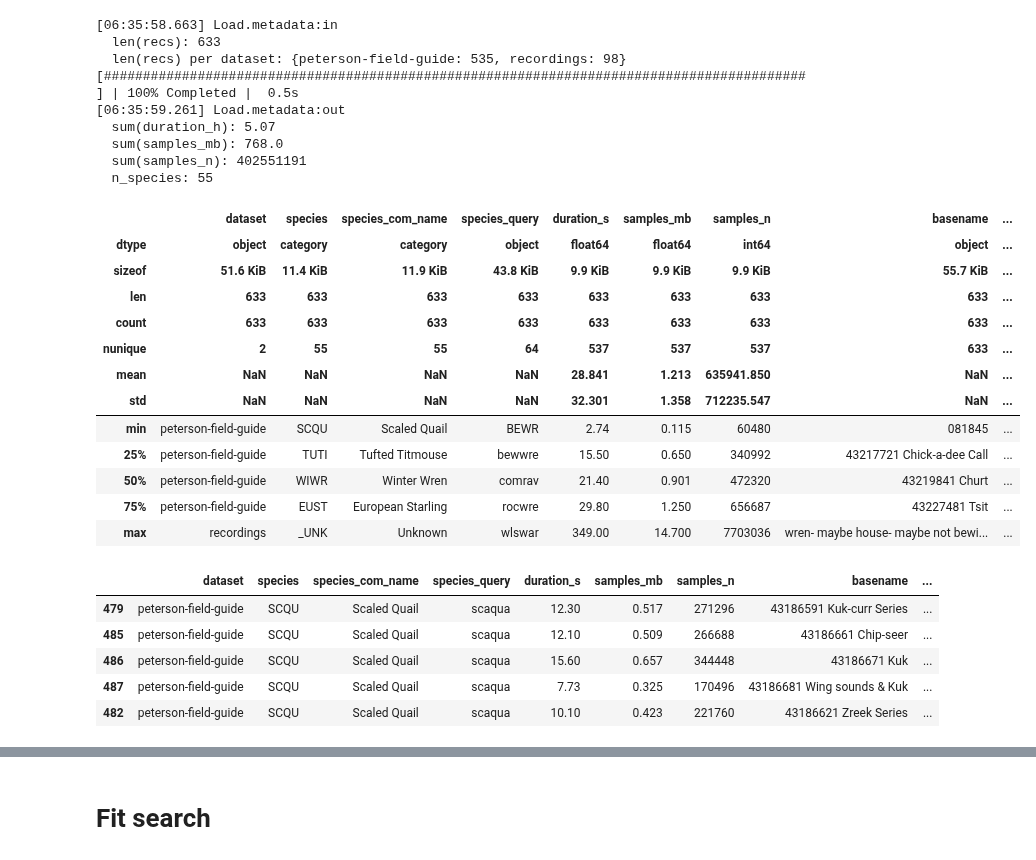
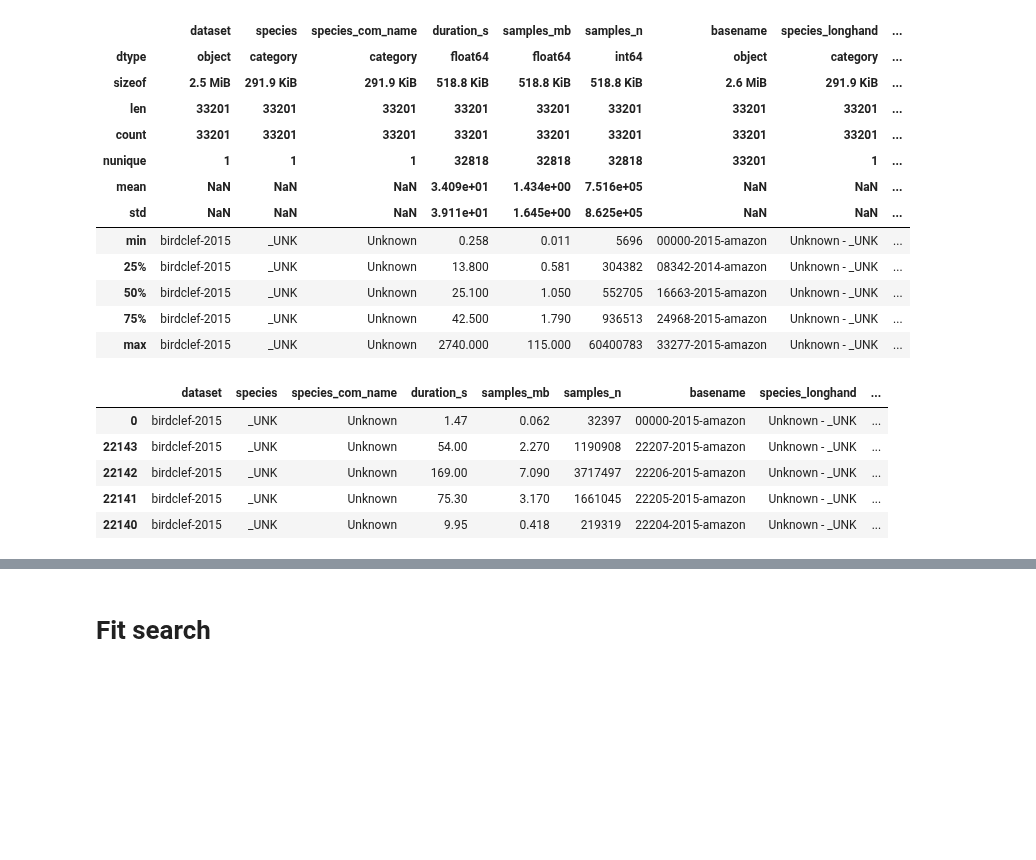
Before and after one commit to jdanbrown/birdgram, a Jupyter notebook: features/notebooks/20180524_eval_classifiers.ipynb, the cells around one changed output, grey strips where cells are left out. Drawn from its saved outputs; the diff is of its cells as text; code cells hidden in the pictures; blank space fills up the shorter version.

```diff
--- a/features/notebooks/20180524_eval_classifiers.ipynb
+++ b/features/notebooks/20180524_eval_classifiers.ipynb
@@ -17,45 +17,41 @@ from viz import *
 figsize('inline_short');
 # %%
 load = Load()
-recs = load.recs(
+all_recs = load.recs(
     # limit=30,  # XXX Faster dev
+    # limit=3000,  # XXX Faster dev
     datasets=[
-        'peterson-field-guide',
-        'recordings',
+        # 'peterson-field-guide',
+        # 'recordings',
+        # TODO TODO Cache transformed data across the other datasets, for more lightweight classifier eval
+        # 'mlsp-2013',  # Cached
+        # 'nips4b',  # Cached
+        'birdclef-2015',
     ],
 )
 display(
-    df_summary(recs),
-    recs[:5],
+    df_summary(all_recs),
+    all_recs[:5],
 )
 # %% [output]
-[06:35:58.663] Load.metadata:in
-  len(recs): 633
-  len(recs) per dataset: {peterson-field-guide: 535, recordings: 98}
-[##########################################################################################] | 100% Completed |  0.5s
-[06:35:59.261] Load.metadata:out
-  sum(duration_h): 5.07
-  sum(samples_mb): 768.0
-  sum(samples_n): 402551191
-  n_species: 55
-|  | dataset | species | species_com_name | species_query | duration_s | samples_mb | samples_n | basename | ... |
-| dtype | object | category | category | object | float64 | float64 | int64 | object | ... |
-| sizeof | 51.6 KiB | 11.4 KiB | 11.9 KiB | 43.8 KiB | 9.9 KiB | 9.9 KiB | 9.9 KiB | 55.7 KiB | ... |
-| len | 633 | 633 | 633 | 633 | 633 | 633 | 633 | 633 | ... |
-| count | 633 | 633 | 633 | 633 | 633 | 633 | 633 | 633 | ... |
-| nunique | 2 | 55 | 55 | 64 | 537 | 537 | 537 | 633 | ... |
-| mean | NaN | NaN | NaN | NaN | 28.841 | 1.213 | 635941.850 | NaN | ... |
-| std | NaN | NaN | NaN | NaN | 32.301 | 1.358 | 712235.547 | NaN | ... |
-| min | peterson-field-guide | SCQU | Scaled Quail | BEWR | 2.74 | 0.115 | 60480 | 081845 | ... |
-| 25% | peterson-field-guide | TUTI | Tufted Titmouse | bewwre | 15.50 | 0.650 | 340992 | 43217721 Chick-a-dee Call | ... |
-| 50% | peterson-field-guide | WIWR | Winter Wren | comrav | 21.40 | 0.901 | 472320 | 43219841 Churt | ... |
-| 75% | peterson-field-guide | EUST | European Starling | rocwre | 29.80 | 1.250 | 656687 | 43227481 Tsit | ... |
-| max | recordings | _UNK | Unknown | wlswar | 349.00 | 14.700 | 7703036 | wren- maybe house- maybe not bewi... | ... |
+|  | dataset | species | species_com_name | duration_s | samples_mb | samples_n | basename | species_longhand | ... |
+| dtype | object | category | category | float64 | float64 | int64 | object | category | ... |
+| sizeof | 2.5 MiB | 291.9 KiB | 291.9 KiB | 518.8 KiB | 518.8 KiB | 518.8 KiB | 2.6 MiB | 291.9 KiB | ... |
+| len | 33201 | 33201 | 33201 | 33201 | 33201 | 33201 | 33201 | 33201 | ... |
+| count | 33201 | 33201 | 33201 | 33201 | 33201 | 33201 | 33201 | 33201 | ... |
+| nunique | 1 | 1 | 1 | 32818 | 32818 | 32818 | 33201 | 1 | ... |
+| mean | NaN | NaN | NaN | 3.409e+01 | 1.434e+00 | 7.516e+05 | NaN | NaN | ... |
+| std | NaN | NaN | NaN | 3.911e+01 | 1.645e+00 | 8.625e+05 | NaN | NaN | ... |
+| min | birdclef-2015 | _UNK | Unknown | 0.258 | 0.011 | 5696 | 00000-2015-amazon | Unknown - _UNK | ... |
+| 25% | birdclef-2015 | _UNK | Unknown | 13.800 | 0.581 | 304382 | 08342-2014-amazon | Unknown - _UNK | ... |
+| 50% | birdclef-2015 | _UNK | Unknown | 25.100 | 1.050 | 552705 | 16663-2015-amazon | Unknown - _UNK | ... |
+| 75% | birdclef-2015 | _UNK | Unknown | 42.500 | 1.790 | 936513 | 24968-2015-amazon | Unknown - _UNK | ... |
+| max | birdclef-2015 | _UNK | Unknown | 2740.000 | 115.000 | 60400783 | 33277-2015-amazon | Unknown - _UNK | ... |
-|  | dataset | species | species_com_name | species_query | duration_s | samples_mb | samples_n | basename | ... |
-| 479 | peterson-field-guide | SCQU | Scaled Quail | scaqua | 12.30 | 0.517 | 271296 | 43186591 Kuk-curr Series | ... |
-| 485 | peterson-field-guide | SCQU | Scaled Quail | scaqua | 12.10 | 0.509 | 266688 | 43186661 Chip-seer | ... |
-| 486 | peterson-field-guide | SCQU | Scaled Quail | scaqua | 15.60 | 0.657 | 344448 | 43186671 Kuk | ... |
-| 487 | peterson-field-guide | SCQU | Scaled Quail | scaqua | 7.73 | 0.325 | 170496 | 43186681 Wing sounds & Kuk | ... |
-| 482 | peterson-field-guide | SCQU | Scaled Quail | scaqua | 10.10 | 0.423 | 221760 | 43186621 Zreek Series | ... |
+|  | dataset | species | species_com_name | duration_s | samples_mb | samples_n | basename | species_longhand | ... |
+| 0 | birdclef-2015 | _UNK | Unknown | 1.47 | 0.062 | 32397 | 00000-2015-amazon | Unknown - _UNK | ... |
+| 22143 | birdclef-2015 | _UNK | Unknown | 54.00 | 2.270 | 1190908 | 22207-2015-amazon | Unknown - _UNK | ... |
+| 22142 | birdclef-2015 | _UNK | Unknown | 169.00 | 7.090 | 3717497 | 22206-2015-amazon | Unknown - _UNK | ... |
+| 22141 | birdclef-2015 | _UNK | Unknown | 75.30 | 3.170 | 1661045 | 22205-2015-amazon | Unknown - _UNK | ... |
+| 22140 | birdclef-2015 | _UNK | Unknown | 9.95 | 0.418 | 219319 | 22204-2015-amazon | Unknown - _UNK | ... |
 # %%
 # Stats
```
Also changed, not shown: parts of 13 cells of this notebook, 9 other files.
